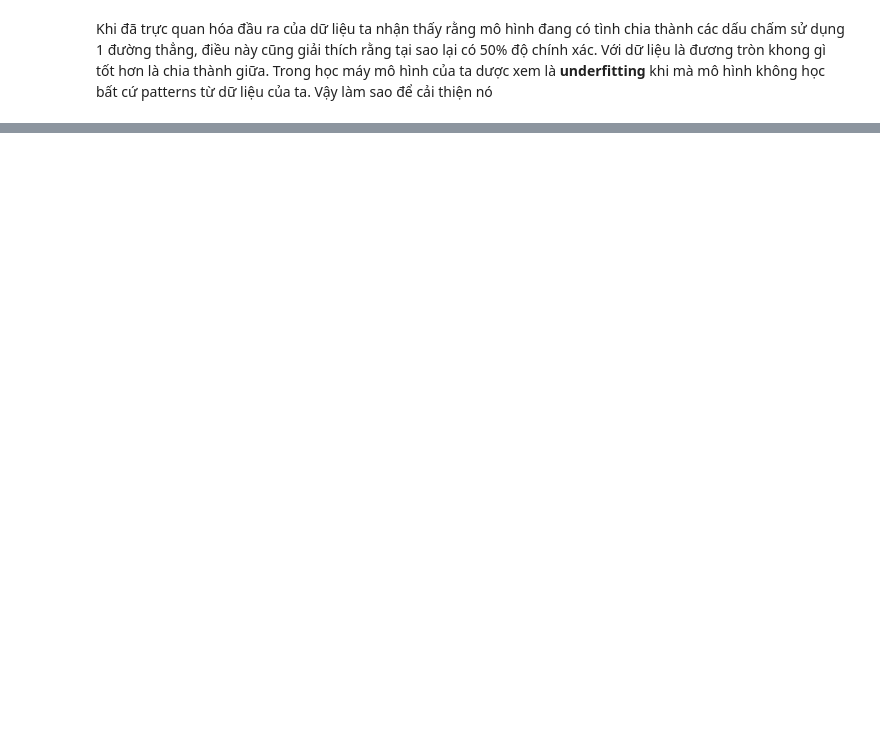
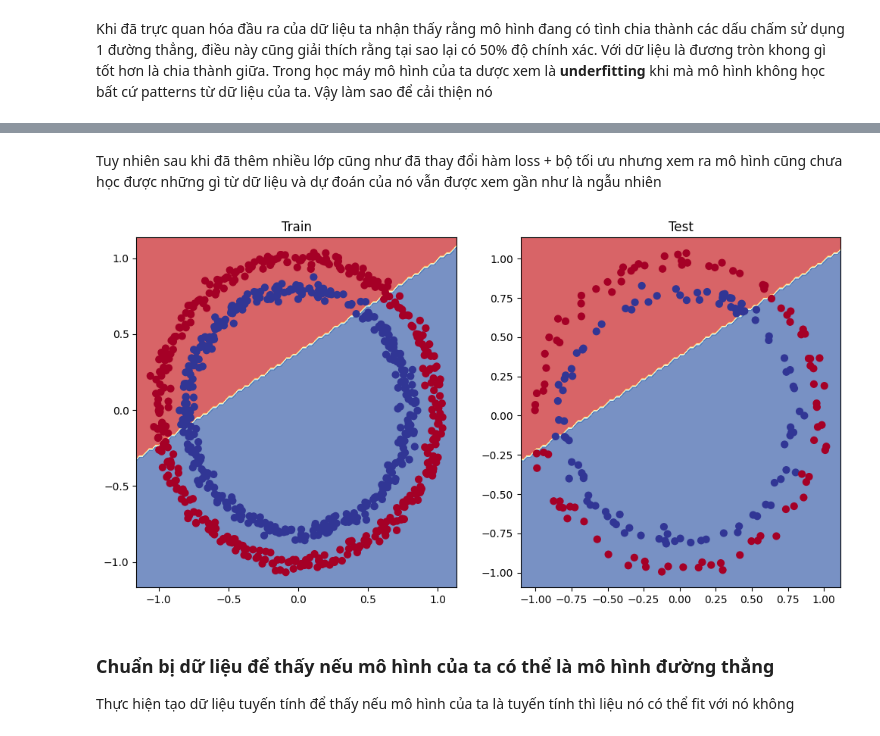
Before and after one commit to TienNguyen0712/ai-engineer-journey, a Jupyter notebook: chapter2_pytorch_neural_network_classification/chapter2_pytorch_neural_network_classification.ipynb, the cells around one changed output, grey strips where cells are left out. Drawn from its saved outputs; the diff is of its cells as text; code cells hidden in the pictures; blank space fills up the shorter version.

```diff
--- a/chapter2_pytorch_neural_network_classification/chapter2_pytorch_neural_network_classification.ipynb
+++ b/chapter2_pytorch_neural_network_classification/chapter2_pytorch_neural_network_classification.ipynb
@@ -513,0 +518,19 @@ Ta sẽ tập trung vào việc cải thiện các vấn đề của mô hình (
+# %%
+class CircleModelV1(nn.Module):
+    def __init__(self):
+        super().__init__()
+        self.layer_1 = nn.Linear(in_features=2, out_features=10)
+        self.layer_2 = nn.Linear(in_features=10, out_features=10) # extra layer
+        self.layer_3 = nn.Linear(in_features=10, out_features=1)
+
+    def forward(self, x): # note: always make sure forward is spelt correctly! (Luôn phải chắc chắn rằng hàm forward truyền đúng tham số)
+        # Creating a model like this is the same as below, though below
+        # generally benefits from speedups where possible.
+        # z = self.layer_1(x)
+        # z = self.layer_2(z)
+        # z = self.layer_3(z)
+        # return z
+        return self.layer_3(self.layer_2(self.layer_1(x)))
+
+model_1 = CircleModelV1().to(device)
+model_1
@@ -513,0 +605,17 @@ Ta sẽ tập trung vào việc cải thiện các vấn đề của mô hình (
+# %% [markdown]
+Tuy nhiên sau khi đã thêm nhiều lớp cũng như đã thay đổi hàm loss + bộ tối ưu nhưng xem ra mô hình cũng chưa học được những gì từ dữ liệu và dự đoán của nó vẫn được xem gần như là ngẫu nhiên
+# %%
+# Plot decision boundaries for training and test sets
+plt.figure(figsize=(12, 6))
+plt.subplot(1, 2, 1)
+plt.title("Train")
+plot_decision_boundary(model_1, X_train, y_train)
+plt.subplot(1, 2, 2)
+plt.title("Test")
+plot_decision_boundary(model_1, X_test, y_test)
+# %% [output]
+[figure, added]
+# %% [markdown]
+### **Chuẩn bị dữ liệu để thấy nếu mô hình của ta có thể là mô hình đường thẳng**
+
+Thực hiện tạo dữ liệu tuyến tính để thấy nếu mô hình của ta là tuyến tính thì liệu nó có thể fit với nó không
```
Also changed, not shown: parts of 32 cells of this notebook.
